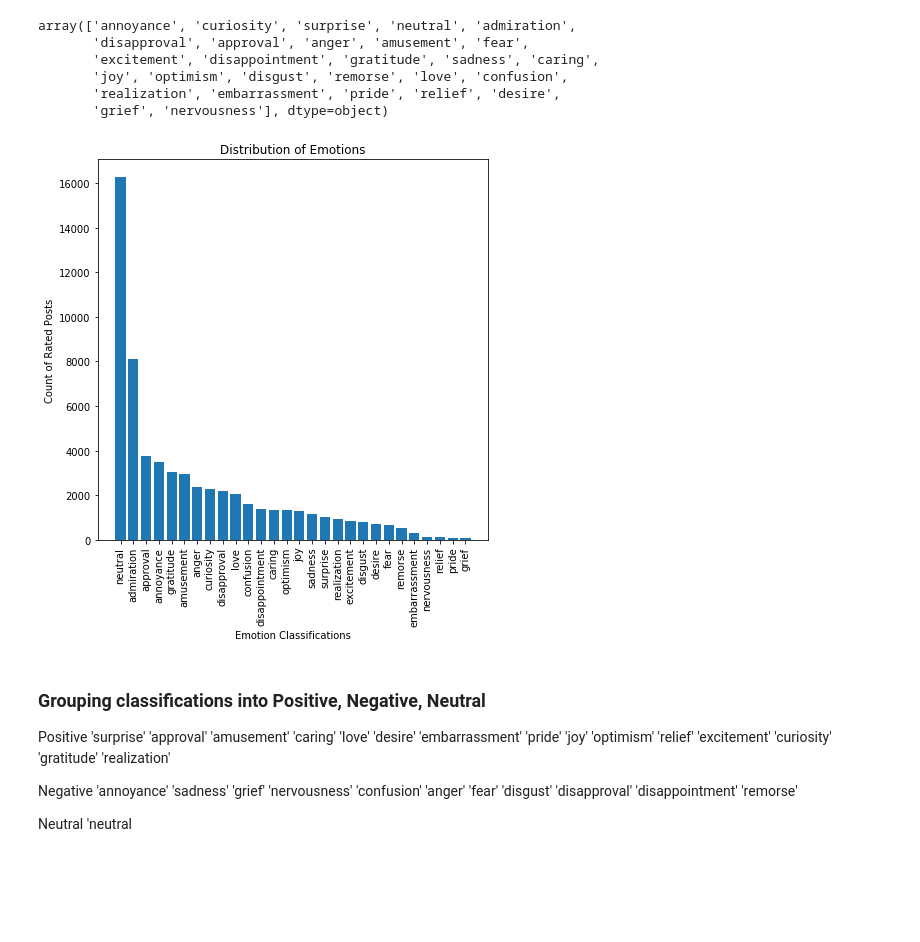
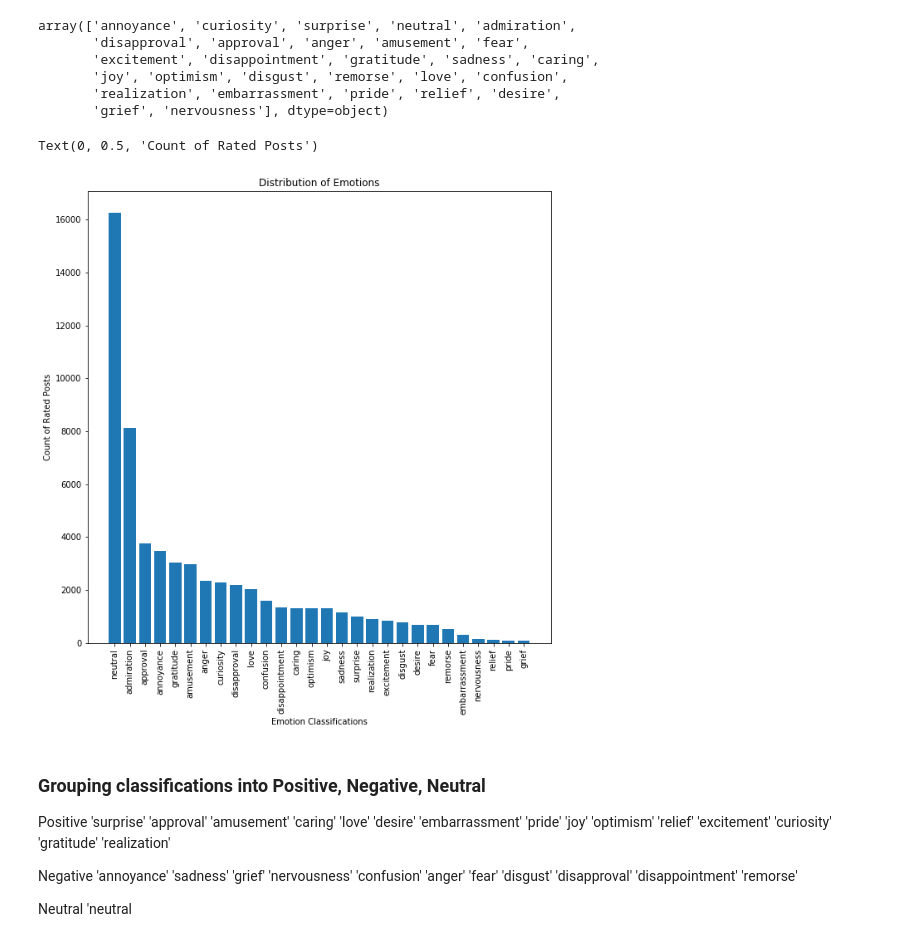
Before and after one commit to jamiewessels/Tone-Detection, a Jupyter notebook: data/EDA_group_by_emotions.ipynb, the cells around one changed output. Saved outputs shown, nothing was run; the diff lists cells and outputs as text; code cells hidden in the pictures; blank space fills up the shorter version.

```diff
--- a/data/EDA_group_by_emotions.ipynb
+++ b/data/EDA_group_by_emotions.ipynb
@@ -129,17 +129,18 @@ emotion_class_counts = df.groupby('emotion_classification').count()
 # %%
 emotion_class_counts = emotion_class_counts.sort_values('text', ascending = False).reset_index()
 # %%
-fig, ax = plt.subplots(figsize = (7,7))
+fig, ax = plt.subplots(figsize = (10,10))
 x = np.arange(len(emotion_class_counts['emotion_classification']))
 ax.bar(emotion_class_counts['emotion_classification'], emotion_class_counts['text'])
 ax.set_xticks(x)
 ax.set_xticklabels(emotion_class_counts['emotion_classification'], rotation='vertical')
 ax.set_title('Distribution of Emotions')
 ax.set_xlabel('Emotion Classifications')
 ax.set_ylabel('Count of Rated Posts')
 # fig.savefig('../images/emotion_counts.jpeg');
 # %% [output]
+Text(0, 0.5, 'Count of Rated Posts')
-[figure, old version]
+[figure, new version]
 # %% [markdown]
 ### Grouping classifications into Positive, Negative, Neutral
 
```
Also changed, not shown: 3 other files.
